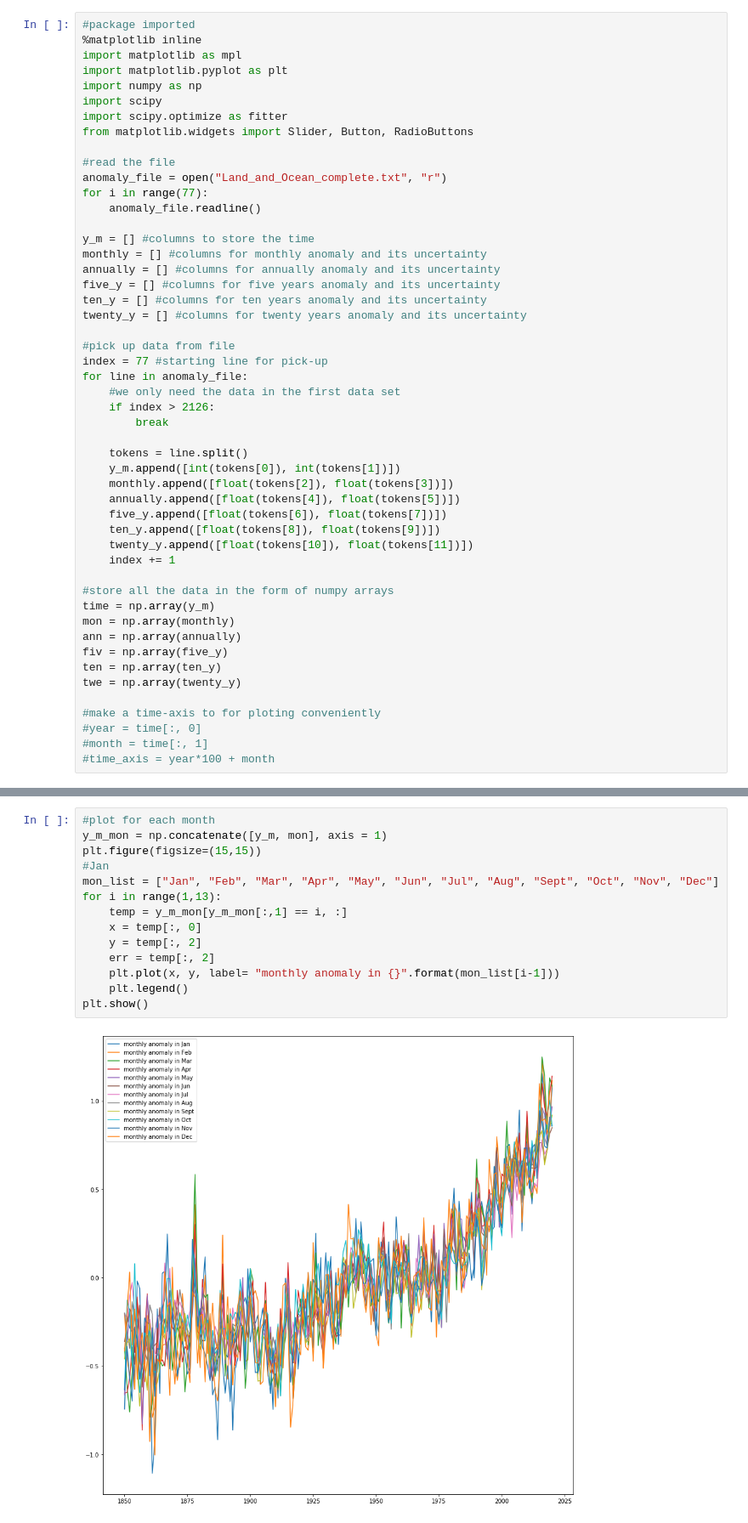
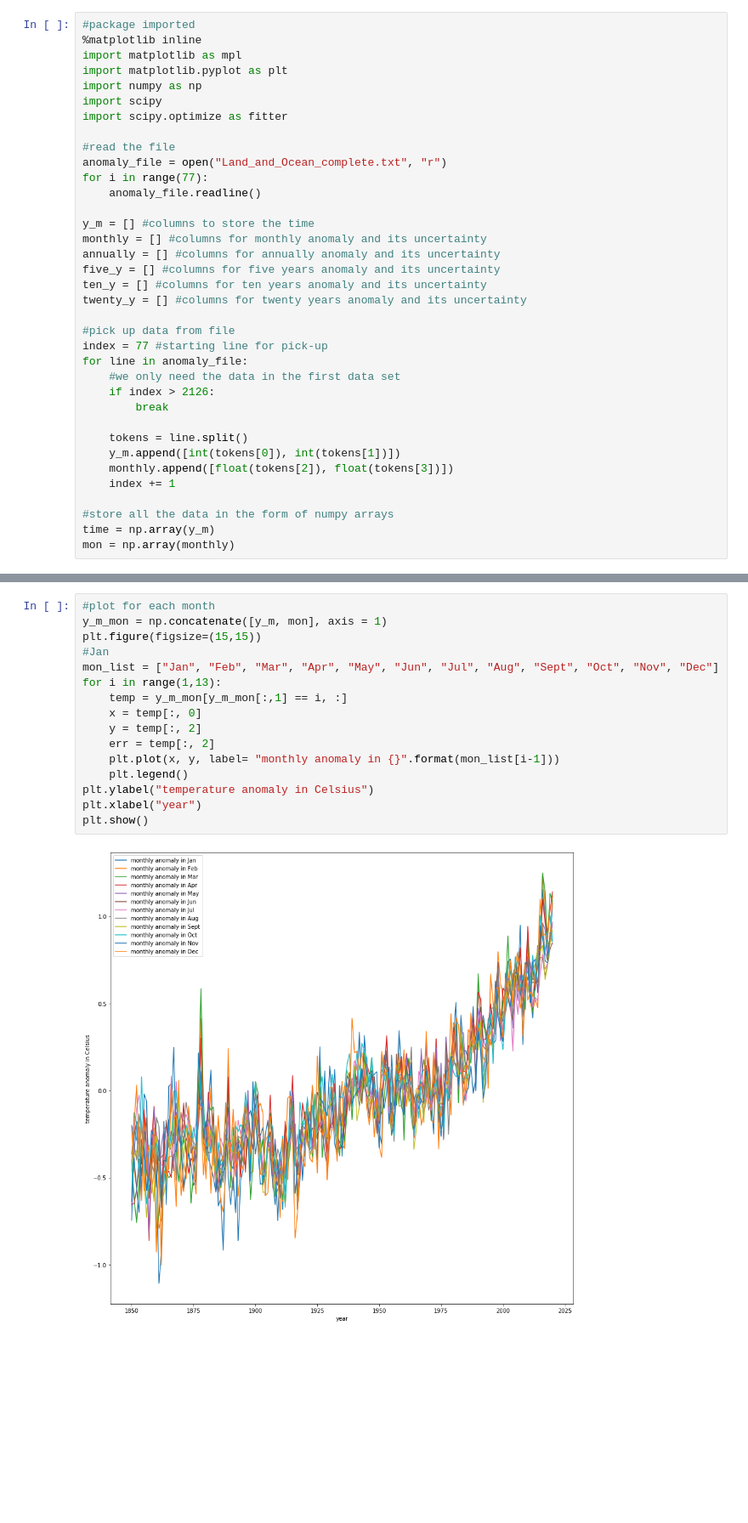
Before and after one commit to randywangberkeley/Physics77GroupProject, a Jupyter notebook: data analysis.ipynb, the cells around one changed output, grey strips where cells are left out. Shown at 85% size. Saved outputs shown, nothing was run; the diff lists cells and outputs as text; blank space fills up the shorter version.

```diff
--- a/data analysis.ipynb
+++ b/data analysis.ipynb
@@ -6,7 +27,6 @@ import matplotlib.pyplot as plt
 import numpy as np
 import scipy
 import scipy.optimize as fitter
-from matplotlib.widgets import Slider, Button, RadioButtons
 
 #read the file
 anomaly_file = open("Land_and_Ocean_complete.txt", "r")
@@ -30,21 +50,8 @@ for line in anomaly_file:
     tokens = line.split()
     y_m.append([int(tokens[0]), int(tokens[1])])
     monthly.append([float(tokens[2]), float(tokens[3])])
-    annually.append([float(tokens[4]), float(tokens[5])])
-    five_y.append([float(tokens[6]), float(tokens[7])])
-    ten_y.append([float(tokens[8]), float(tokens[9])])
-    twenty_y.append([float(tokens[10]), float(tokens[11])])
     index += 1
 
 #store all the data in the form of numpy arrays
 time = np.array(y_m)
 mon = np.array(monthly)
-ann = np.array(annually)
-fiv = np.array(five_y)
-ten = np.array(ten_y)
-twe = np.array(twenty_y)
-
-#make a time-axis to for ploting conveniently
-#year = time[:, 0]
-#month = time[:, 1]
-#time_axis = year*100 + month
@@ -51,16 +60,18 @@ twe = np.array(twenty_y)
 # %%
 #plot for each month
 y_m_mon = np.concatenate([y_m, mon], axis = 1)
 plt.figure(figsize=(15,15))
 #Jan
 mon_list = ["Jan", "Feb", "Mar", "Apr", "May", "Jun", "Jul", "Aug", "Sept", "Oct", "Nov", "Dec"]
 for i in range(1,13):
     temp = y_m_mon[y_m_mon[:,1] == i, :]
     x = temp[:, 0]
     y = temp[:, 2]
     err = temp[:, 2]
     plt.plot(x, y, label= "monthly anomaly in {}".format(mon_list[i-1]))
     plt.legend()
+plt.ylabel("temperature anomaly in Celsius")
+plt.xlabel("year")
 plt.show()
 # %% [output]
-[figure, old version]
+[figure, new version]
```
Also changed, not shown: parts of 17 cells of this notebook.
